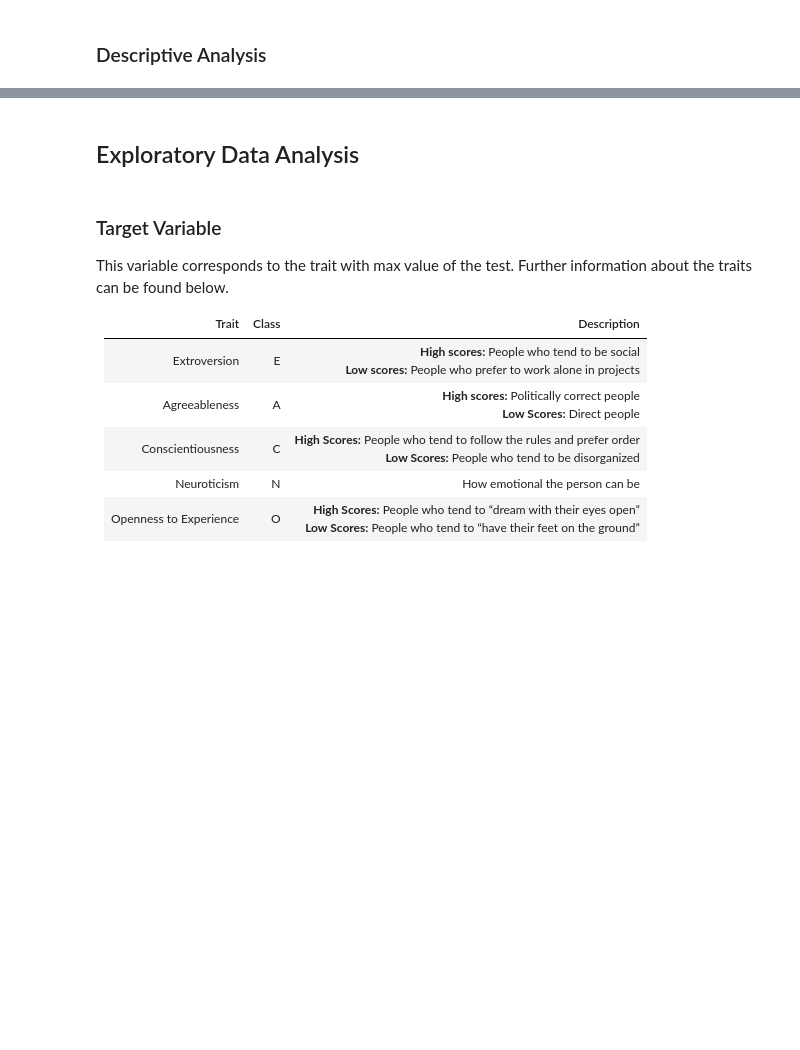
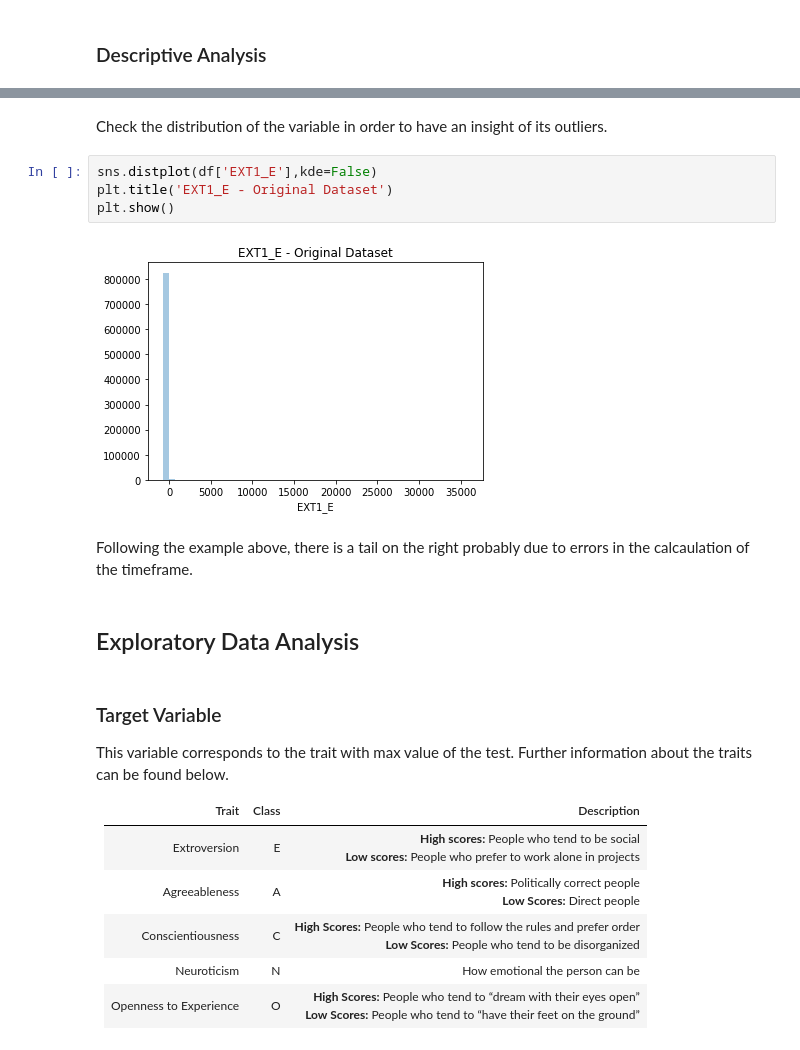
Before and after one commit to UNSpecializationAI/BigFivePersonality, a Jupyter notebook: Big-Five Factor Markers.ipynb, the cells around one changed output, grey strips where cells are left out. Cells and saved outputs as stored; diff of their text form; blank space fills up the shorter version.

```diff
--- a/Big-Five Factor Markers.ipynb
+++ b/Big-Five Factor Markers.ipynb
@@ -264,3 +274,13 @@ Target variable `target` will be analyzed in **Exploratory Data Analysis** secti
+# %% [markdown]
+Check the distribution of the variable in order to have an insight of its outliers.
+# %%
+sns.distplot(df['EXT1_E'],kde=False)
+plt.title('EXT1_E - Original Dataset')
+plt.show()
+# %% [output]
+[figure, added]
+# %% [markdown]
+Following the example above, there is a tail on the right probably due to errors in the calcaulation of the timeframe.
 # %% [markdown]
 ## Exploratory Data Analysis
 # %% [markdown]
```
Also changed, not shown: parts of 28 cells of this notebook.
